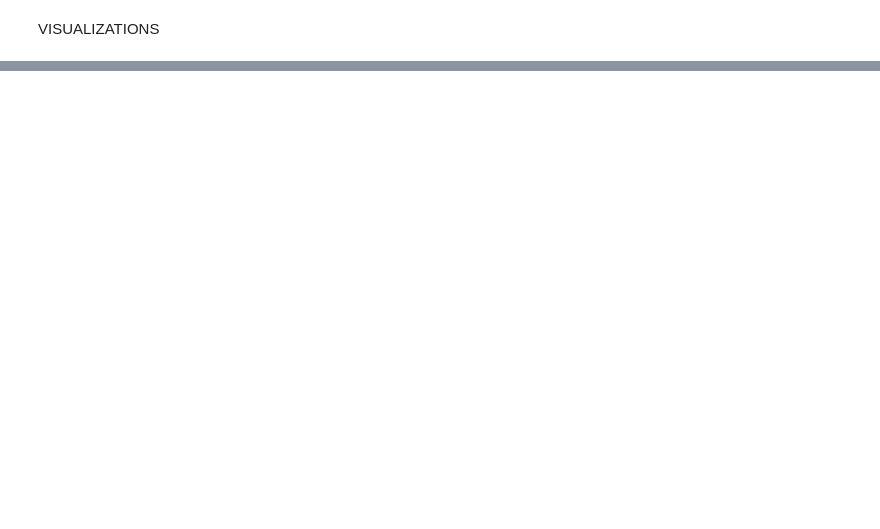
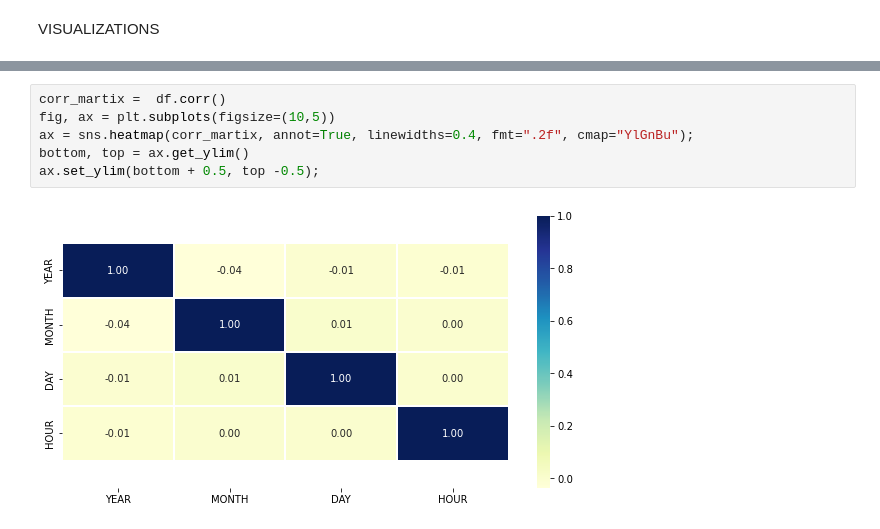
Before and after one commit to damolaosho/crime-rate-prediction, a Jupyter notebook: crime prediction.ipynb, the cells around one changed output, grey strips where cells are left out. Cells and saved outputs as stored; diff of their text form; blank space fills up the shorter version.

```diff
--- a/crime prediction.ipynb
+++ b/crime prediction.ipynb
@@ -139,0 +165,8 @@ VISUALIZATIONS
+# %%
+corr_martix =  df.corr()
+fig, ax = plt.subplots(figsize=(10,5))
+ax = sns.heatmap(corr_martix, annot=True, linewidths=0.4, fmt=".2f", cmap="YlGnBu");
+bottom, top = ax.get_ylim()
+ax.set_ylim(bottom + 0.5, top -0.5);
+# %% [output]
+[figure, added]
```
Also changed, not shown: parts of 3 cells of this notebook.
